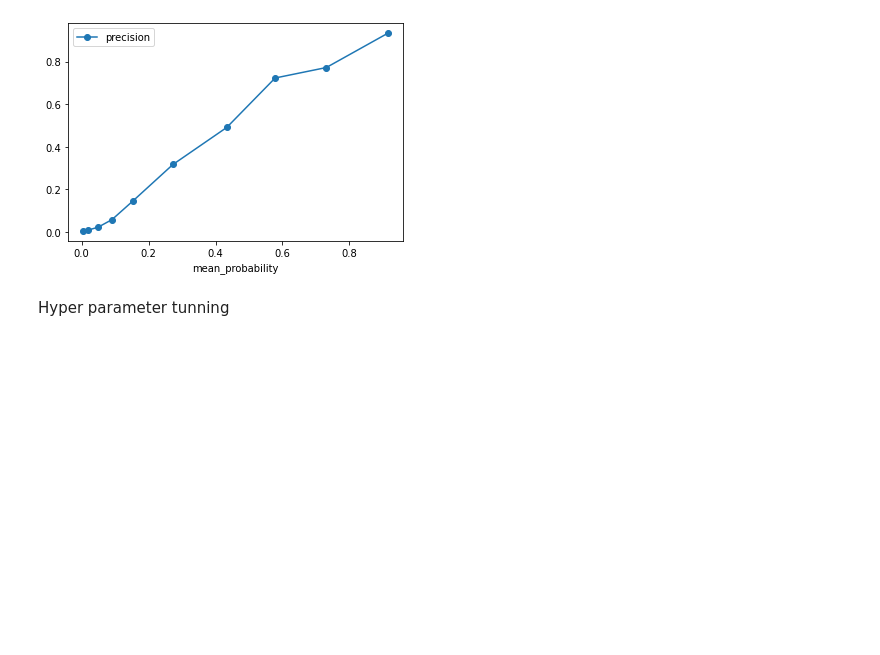
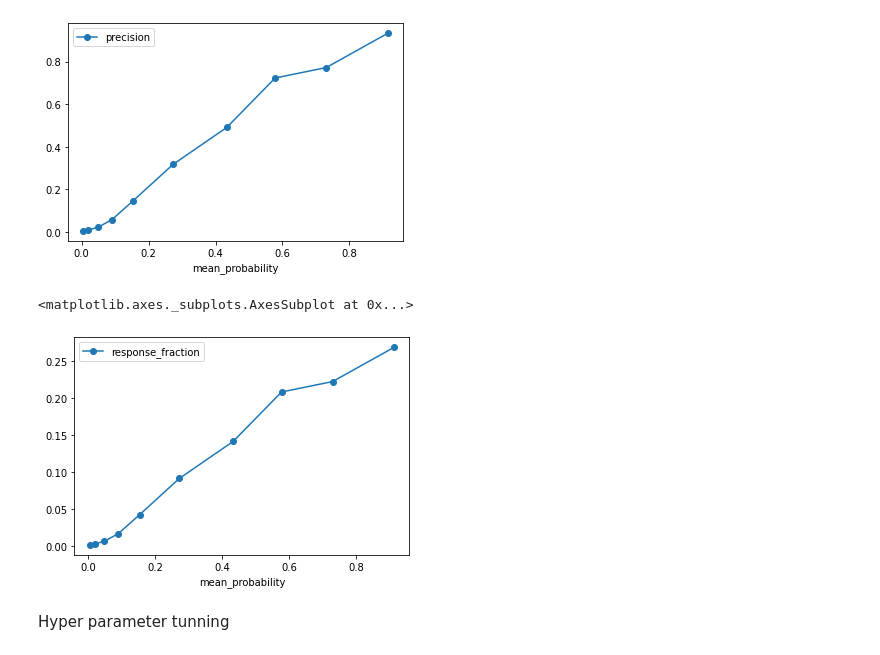
Before and after one commit to KasunAt/CapstoneProject, a Jupyter notebook: Capstone_Project_2022.ipynb, the cells around one changed output. Drawn from its saved outputs; the diff is of its cells as text; code cells hidden in the pictures; blank space fills up the shorter version.

```diff
--- a/Capstone_Project_2022.ipynb
+++ b/Capstone_Project_2022.ipynb
@@ -684,6 +715,11 @@ calib_table.plot(x='mean_probability', y='precision', marker='o')
 # %% [output]
 <matplotlib.axes._subplots.AxesSubplot at 0x...>
 [figure]
+# %%
+calib_table.plot(x='mean_probability', y='response_fraction', marker='o')
+# %% [output]
+<matplotlib.axes._subplots.AxesSubplot at 0x...>
+[figure, added]
 # %% [markdown]
 Hyper parameter tunning
 # %%
```
Also changed, not shown: parts of 20 cells of this notebook.
